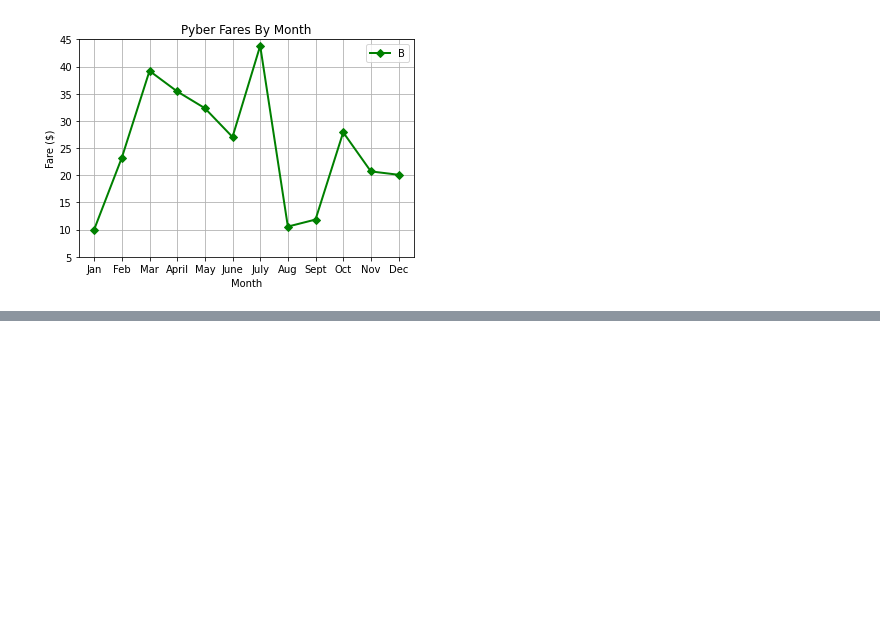
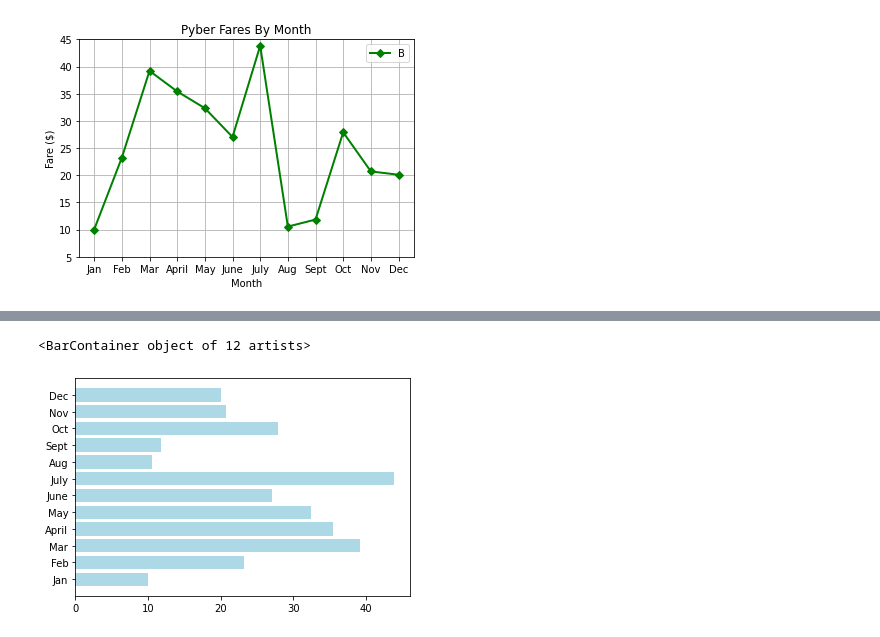
Before and after one commit to Kiehl012/PyBer_Analysis, a Jupyter notebook: matplotlib_practice.ipynb, the cells around one changed output, grey strips where cells are left out. Saved outputs shown, nothing was run; the diff lists cells and outputs as text; code cells hidden in the pictures; blank space fills up the shorter version.

```diff
--- a/matplotlib_practice.ipynb
+++ b/matplotlib_practice.ipynb
@@ -82,0 +93,6 @@ test
+# %%
+# Create the plot
+plt.barh(x_axis, y_axis, color="lightblue")
+# %% [output]
+<BarContainer object of 12 artists>
+[figure, added]
```
Also changed, not shown: parts of 18 cells of this notebook, 6 other files.
